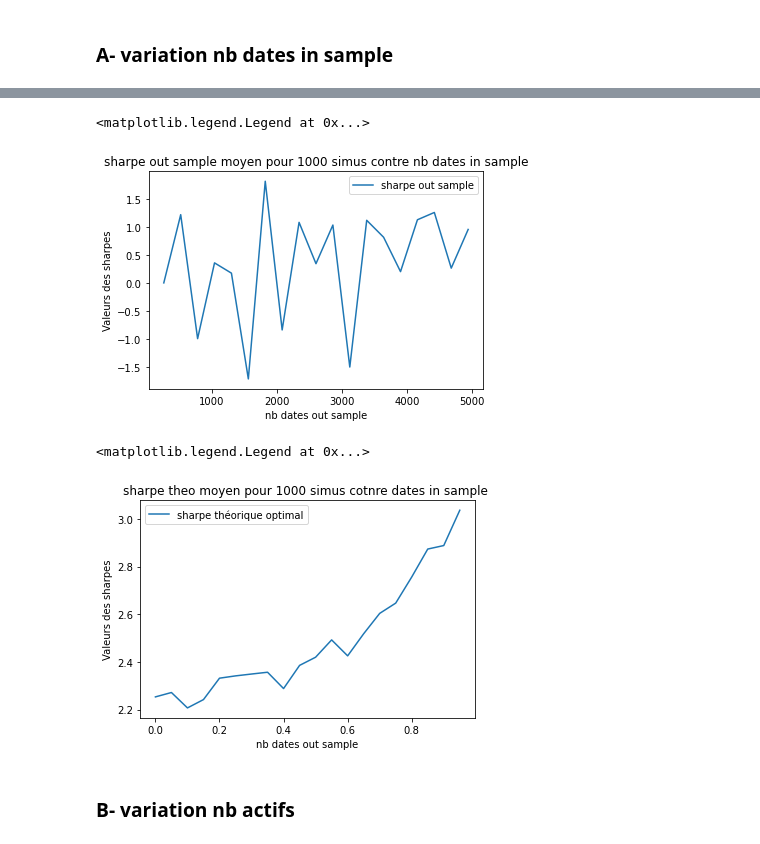
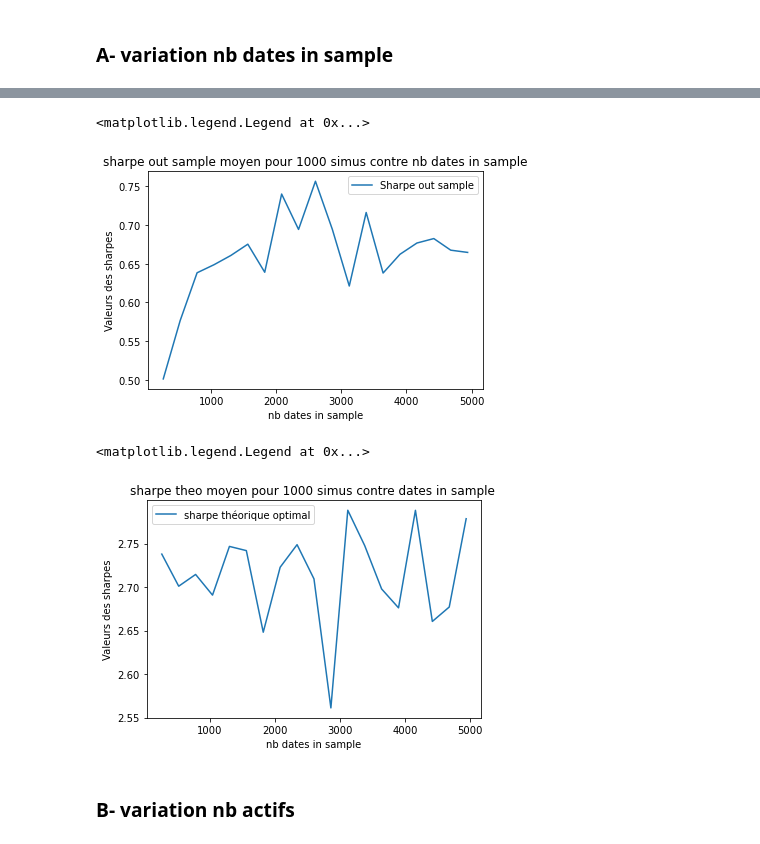
Before and after one commit to PyTomSss/StatApp_M1_ENSAE, a Jupyter notebook: Brouillon_Jean-Lou/modele avec signaux fonctions.ipynb, the cells around one changed output, grey strips where cells are left out. Cells and saved outputs as stored; diff of their text form; code cells hidden in the pictures.

```diff
--- a/Brouillon_Jean-Lou/modele avec signaux fonctions.ipynb
+++ b/Brouillon_Jean-Lou/modele avec signaux fonctions.ipynb
@@ -657,12 +581,12 @@ Le temps d'exécution est de 1.77 secondes.
 [ 260  520  780 1040 1300 1560 1820 2080 2340 2600 2860 3120 3380 3640
  3900 4160 4420 4680 4940]
 # %%
-plt.plot(abscisse_ridge_dates, sharpe_os_ridge_dates, label='sharpe out sample')
+plt.plot(abscisse_ridge_dates, sharpe_os_ridge_dates, label='Sharpe out sample')
 #plt.plot(abscisse_correl, sharpe_theo_correl, label='sharpe théorique optimal')
 #plt.plot(x, z-y, label='écart entre sharpe OS et théorique')
 
     # Ajouter des labels et un titre
-plt.xlabel('nb dates out sample')
+plt.xlabel('nb dates in sample')
 plt.ylabel('Valeurs des sharpes')
 plt.title('sharpe out sample moyen pour 1000 simus contre nb dates in sample')
 
@@ -670,21 +594,21 @@ plt.title('sharpe out sample moyen pour 1000 simus contre nb dates in sample')
 plt.legend()
 # %% [output]
 <matplotlib.legend.Legend at 0x...>
-[figure, old version]
+[figure, new version]
 # %%
-plt.plot(abscisse_correl, sharpe_theo_correl, label='sharpe théorique optimal')
+plt.plot(abscisse_ridge_dates, sharpe_theo_ridge_dates, label='sharpe théorique optimal')
 #plt.plot(x, z-y, label='écart entre sharpe OS et théorique')
 
     # Ajouter des labels et un titre
-plt.xlabel('nb dates out sample')
+plt.xlabel('nb dates in sample')
 plt.ylabel('Valeurs des sharpes')
-plt.title('sharpe theo moyen pour 1000 simus cotnre dates in sample ')
+plt.title('sharpe theo moyen pour 1000 simus contre dates in sample ')
 
     # Ajouter une légende
 plt.legend()
 # %% [output]
 <matplotlib.legend.Legend at 0x...>
-[figure, old version]
+[figure, new version]
 # %% [markdown]
 ### B- variation nb actifs
 # %%
```
Also changed, not shown: parts of 10 cells of this notebook, 1 other file.
